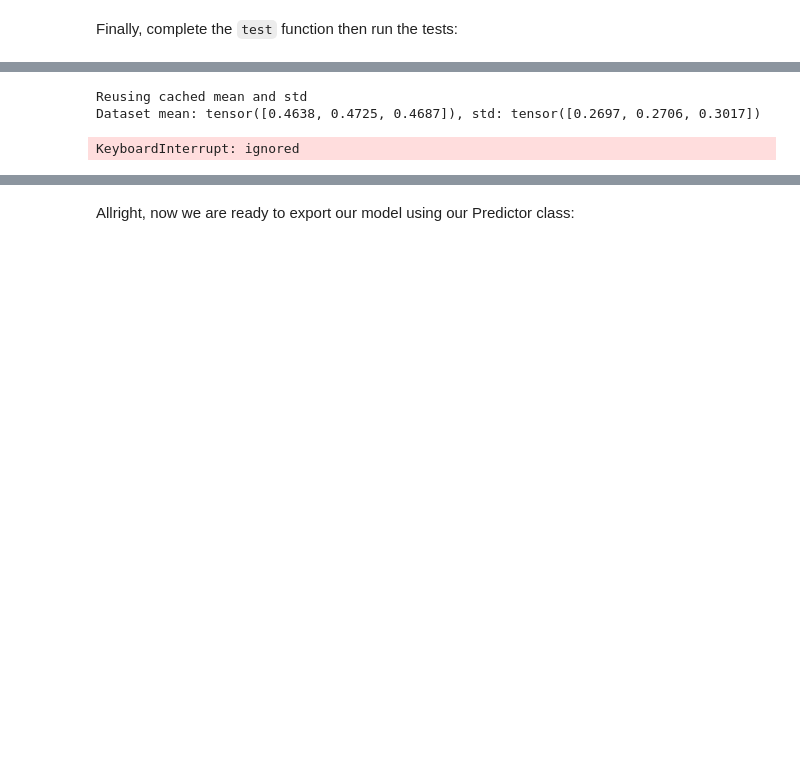
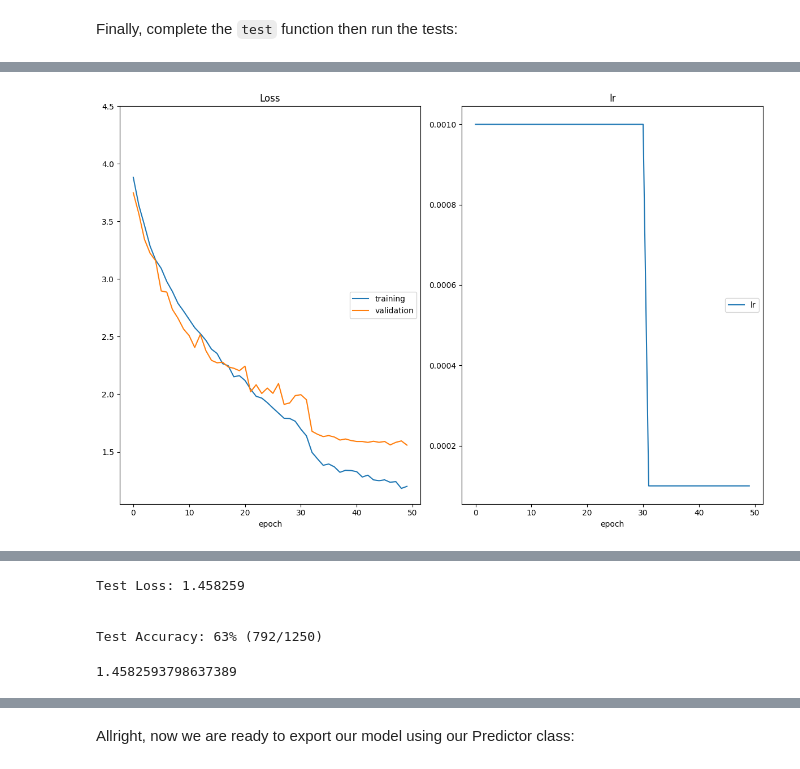
Before and after one commit to Shurkah/AWS_LandmarkClassifier, a Jupyter notebook: cnn_from_scratch.ipynb, the cells around one changed output, grey strips where cells are left out. Drawn from its saved outputs; the diff is of its cells as text; code cells hidden in the pictures; blank space fills up the shorter version.

Commit message:
Best attempt, accuracy 63%

```diff
--- a/cnn_from_scratch.ipynb
+++ b/cnn_from_scratch.ipynb
@@ -346,8 +343,8 @@ num_epochs = 50        # number of epochs for training
 num_classes = 50       # number of classes. Do not change this
 dropout = 0.4          # dropout for our model
 learning_rate = 0.001  # Learning rate for SGD (or Adam)
-opt = 'sgd'            # optimizer. 'sgd' or 'adam'
-weight_decay = 0.0     # regularization. Increase this to combat overfitting
+opt = 'adam'            # optimizer. 'sgd' or 'adam'
+weight_decay = 0.0    # regularization. Increase this to combat overfitting
 # %%
 from src.data import get_data_loaders
 from src.train import optimize
@@ -356,40 +353,36 @@ from src.model import MyModel
 import torch
 
 # get the data loaders using batch_size and valid_size defined in the previous
 # cell
 data_loaders = get_data_loaders(batch_size = batch_size, valid_size = valid_size)
 
 # instance model MyModel with num_classes and drouput defined in the previous
 # cell
 model = MyModel(num_classes = num_classes, dropout = dropout)
 
-# Load the best model
-# model.load_state_dict(torch.load("checkpoints/best_val_loss.pt"))
-
 # Get the optimizer using get_optimizer and the model you just created, the learning rate,
 # the optimizer and the weight decay specified in the previous cell
 optimizer = get_optimizer(
     model = model,
     learning_rate = learning_rate,
     optimizer = opt,
-    weight_decay = weight_decay)
+    weight_decay = weight_decay,
+    )
 
 # Get the loss using get_loss
 loss = get_loss()
 
 optimize(
     data_loaders,
     model,
     optimizer,
     loss,
     n_epochs=num_epochs,
     save_path="checkpoints/best_val_loss.pt",
     interactive_tracking=True
 )
 # %% [output]
-Reusing cached mean and std
-Dataset mean: tensor([0.4638, 0.4725, 0.4687]), std: tensor([0.2697, 0.2706, 0.3017])
-KeyboardInterrupt: ignored
+[figure, added]
 # %% [markdown]
 ---
 ## <img src="static_images/icons/noun-advance-2109145.png" alt=">" style="width:50px"/> Step 6: testing against the Test Set
@@ -405,10 +398,17 @@ import torch
 
 model = MyModel(num_classes=num_classes, dropout=dropout)
 
-# YOUR CODE HERE: load the weights in 'checkpoints/best_val_loss.pt'
+# load the weights in 'checkpoints/best_val_loss.pt'
+model.load_state_dict(torch.load('checkpoints/best_val_loss.pt'))
 
 # Run test
 one_epoch_test(data_loaders['test'], model, loss)
+# %% [output]
+Test Loss: 1.458259
+
+
+Test Accuracy: 63% (792/1250)
+1.4582593798637389
 # %% [markdown]
 ---
 ## <img src="static_images/icons/noun-advance-2109145.png" alt=">" style="width:50px"/> Step 7: Export using torchscript
```
Also changed, not shown: parts of 21 cells of this notebook.
